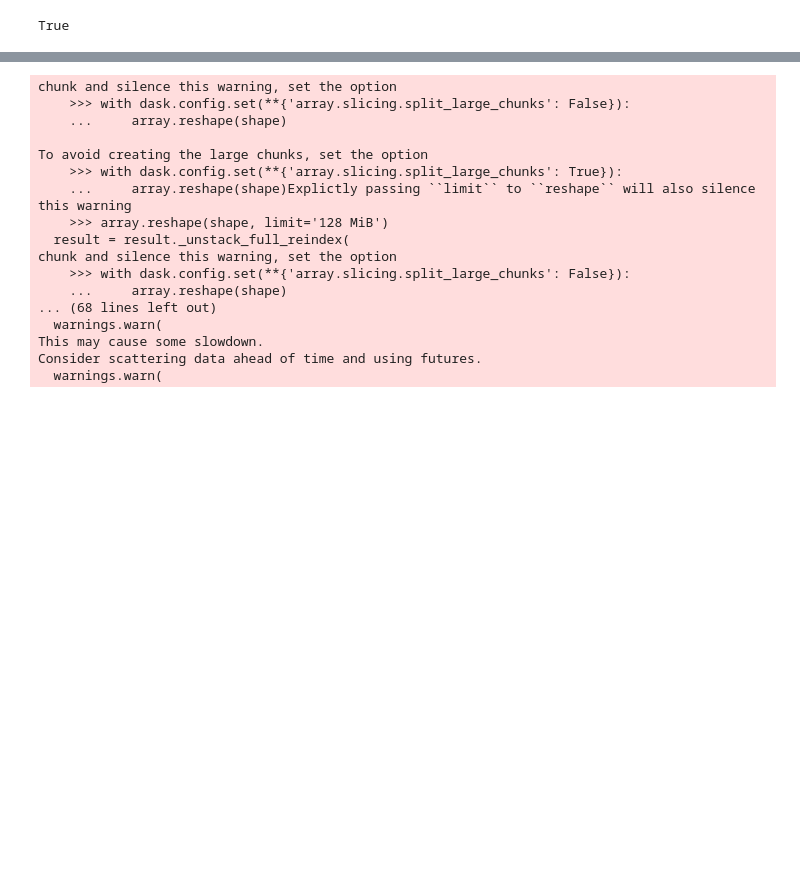
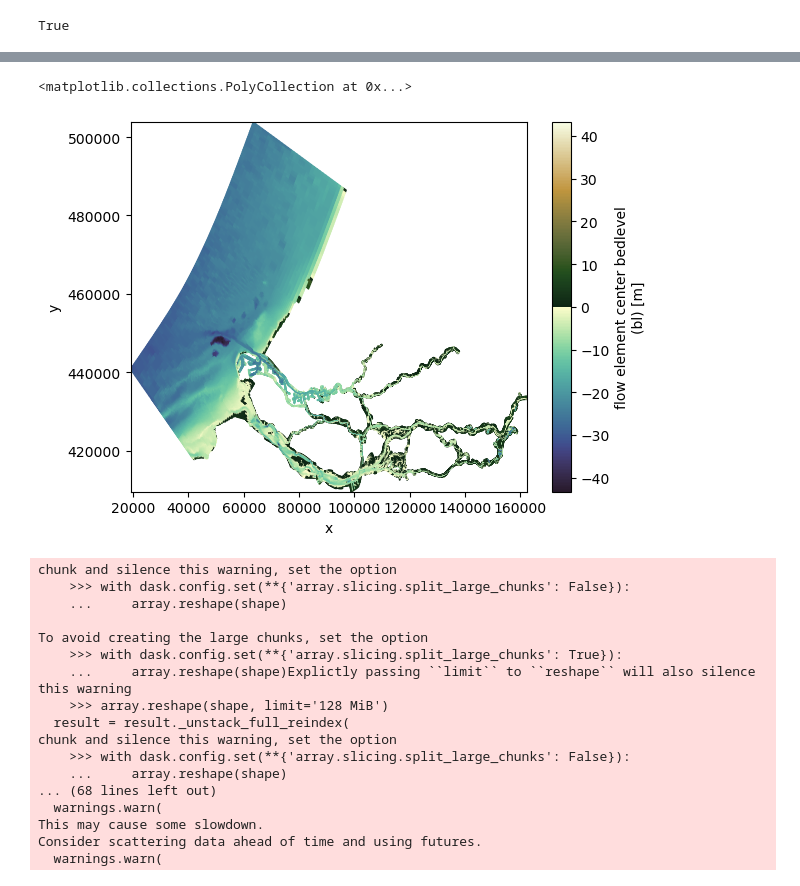
Before and after one commit to mgeraeds/pysva, a Jupyter notebook: notebooks/01_testing.ipynb, the cells around one changed output, grey strips where cells are left out. Drawn from its saved outputs; the diff is of its cells as text; code cells hidden in the pictures; blank space fills up the shorter version.

```diff
--- a/notebooks/01_testing.ipynb
+++ b/notebooks/01_testing.ipynb
@@ -191,3 +180,8 @@ Consider scattering data ahead of time and using futures.
+# %%
+data_xr['mesh2d_flowelem_bl'].ugrid.plot(cmap=cmo.topo)
+# %% [output]
+<matplotlib.collections.PolyCollection at 0x...>
+[figure, added]
 # %%
 ucx_grad = sva_obj.compute_gradient_on_face(sva_obj.velx)
 ucy_grad = sva_obj.compute_gradient_on_face(sva_obj.vely)
```
Also changed, not shown: parts of 35 cells of this notebook.
